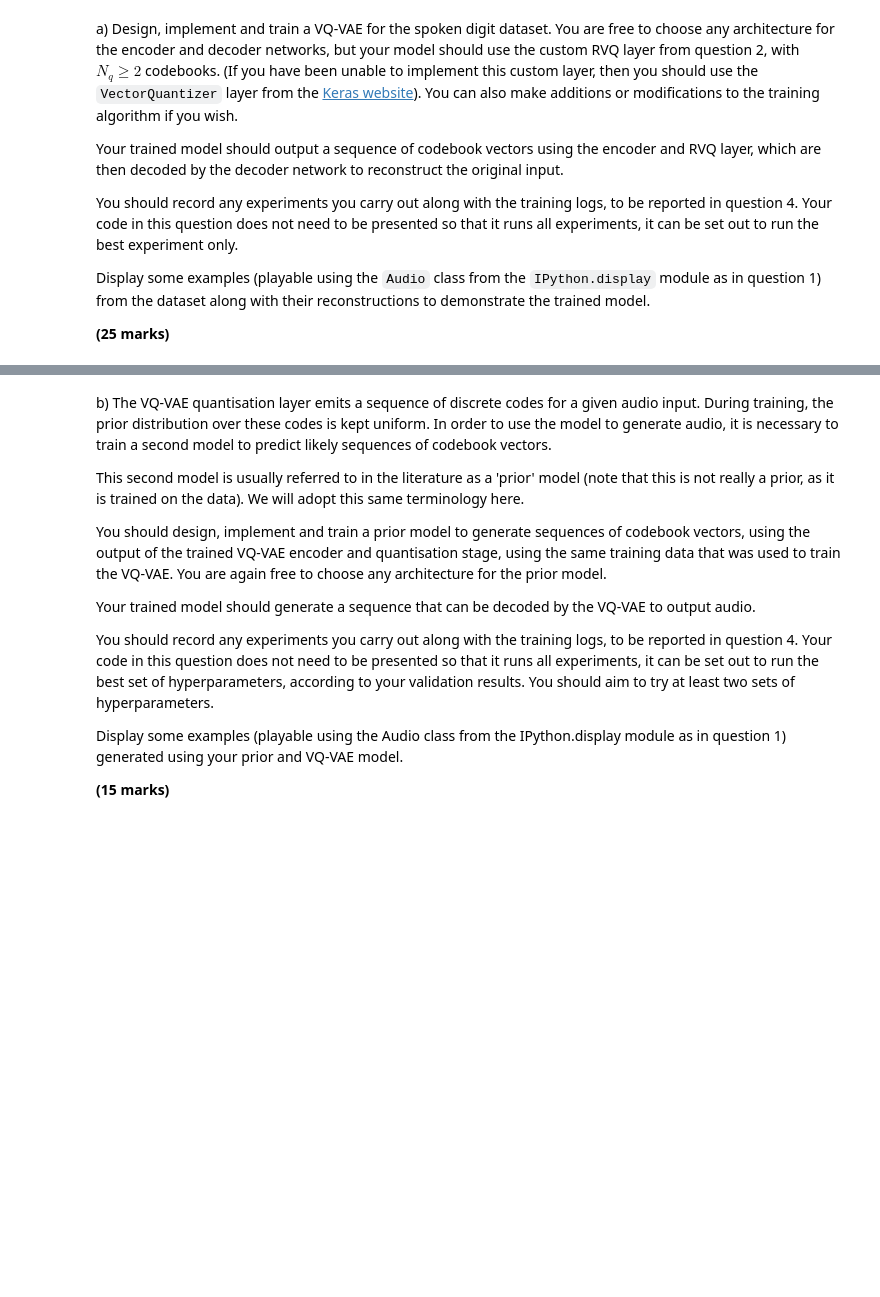
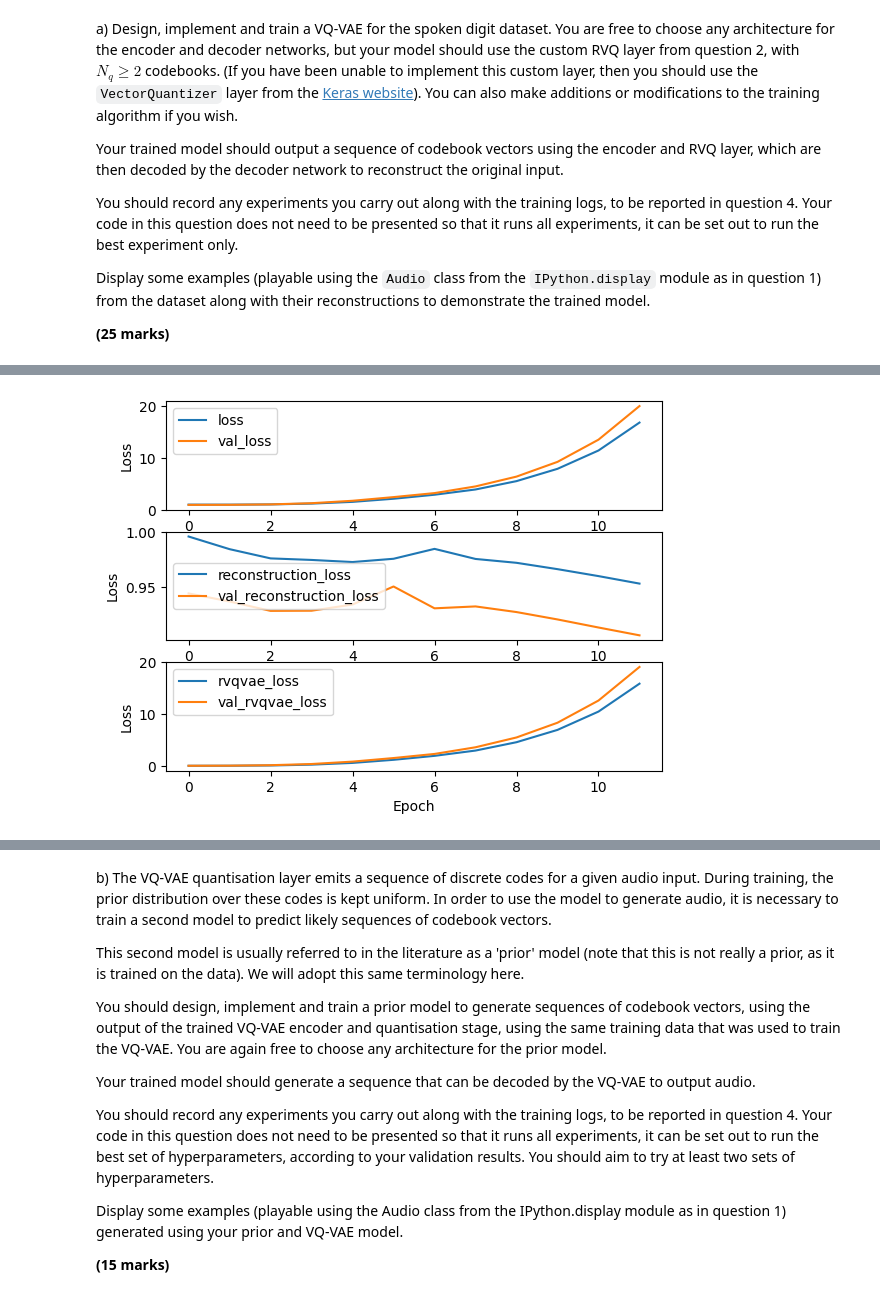
Before and after one commit to martinbatek/dl_final_project, a Jupyter notebook: Summative assessment 3.ipynb, the cells around one changed output, grey strips where cells are left out. Cells and saved outputs as stored; diff of their text form; code cells hidden in the pictures; blank space fills up the shorter version.

Commit message:
Trained model 1: poor reconstruction

```diff
--- a/Summative assessment 3.ipynb
+++ b/Summative assessment 3.ipynb
@@ -887,7 +897,7 @@ class RVQVAETrainer(Model):
         self.shape = shape
         self.rvqvae = get_rvqvae(self.shape,self.latent_dim, self.num_embeddings, self.rvq_layers)
 
-        self.total_loss_tracker = Mean(name="total_loss")
+        self.total_loss_tracker = Mean(name="loss")
         self.reconstruction_loss_tracker = Mean(
             name="reconstruction_loss"
         )
@@ -898,7 +908,7 @@ class RVQVAETrainer(Model):
         return [
             self.total_loss_tracker,
             self.reconstruction_loss_tracker,
-            self.rvq_loss_tracker,
+            self.rvq_loss_tracker
         ]
 
     def train_step(self, x):
@@ -930,7 +940,7 @@ class RVQVAETrainer(Model):
 
     def test_step(self,x):
         # Get the outputs from the RVQ-VAE model
-        reconstructions = self.rvqae(x)
+        reconstructions = self.rvqvae(x)
 
         # Calculate the losses
         reconstruction_loss = (
@@ -946,9 +956,9 @@ class RVQVAETrainer(Model):
 
         # Log results
         return {
-            "val_loss":self.total_loss_tracker.result(),
-            "val_reconstruction_loss":self.reconstruction_loss_tracker.result(),
-            "val_rvqvae_loss":self.rvq_loss_tracker.result()
+            "loss":self.total_loss_tracker.result(),
+            "reconstruction_loss":self.reconstruction_loss_tracker.result(),
+            "rvqvae_loss":self.rvq_loss_tracker.result()
         }
 # %%
 # Load and process the MNIST dataset
@@ -1100,7 +1110,7 @@ if not os.path.exists(path_backup):
 backup_restore = tf.keras.callbacks.BackupAndRestore(path_backup_1)
 
 # Define callback for logging training results
-csv_logging = tf.keras.callbacks.CSVLogger('training_logs/model_1.log',append=True) #Setting append to true in case of interruptions
+csv_logging = tf.keras.callbacks.CSVLogger('training_logs/model_1.csv',append=True) #Setting append to true in case of interruptions
 
 # Define callback for saving the best model
 model_checkpoints = tf.keras.callbacks.ModelCheckpoint(
@@ -1110,7 +1120,7 @@ model_checkpoints = tf.keras.callbacks.ModelCheckpoint(
 )
 
 # Define early stopping callback
-early_stopping = tf.keras.callbacks.EarlyStopping(monitor="loss",patience=5)
+early_stopping = tf.keras.callbacks.EarlyStopping(monitor="loss",patience=10)
 
 # Define adam optimizer
 optimizer = tf.keras.optimizers.Adam(learning_rate=3e-4)
@@ -1119,9 +1129,10 @@ optimizer = tf.keras.optimizers.Adam(learning_rate=3e-4)
 rvqvae_trainer = RVQVAETrainer(train_var,shape=(132,132,2),latent_dim=16,num_embeddings=128,rvq_layers=5)
 rvqvae_trainer.compile(optimizer=optimizer)
 # %%
-rvqvae_trainer.fit(
+model_1_hist = rvqvae_trainer.fit(
     train_ds,
-    epochs=20,
+    validation_data = val_ds,
+    epochs=40,
     callbacks=[backup_restore,csv_logging,model_checkpoints,early_stopping]
 )
 # %% [output]
@@ -1147,0 +1161,13 @@ WARNING:tensorflow:Can save best model only with val_loss available, skipping.
+# %%
+# Visualise the training and validation losses
+fig, ax = plt.subplots(nrows=3,ncols=1)
+metrics = ['loss','reconstruction_loss','rvqvae_loss']
+for i in range(len(metrics)):
+    ax[i].plot(model_1_hist.history[metrics[i]],label = metrics[i])
+    ax[i].plot(model_1_hist.history["val_"+metrics[i]],label = "val_"+metrics[i])
+    ax[i].set_xlabel('Epoch')
+    ax[i].set_ylabel('Loss')
+    ax[i].legend()
+fig.show()
+# %% [output]
+[figure, added]
```
Also changed, not shown: parts of 13 cells of this notebook, 4 other files.
